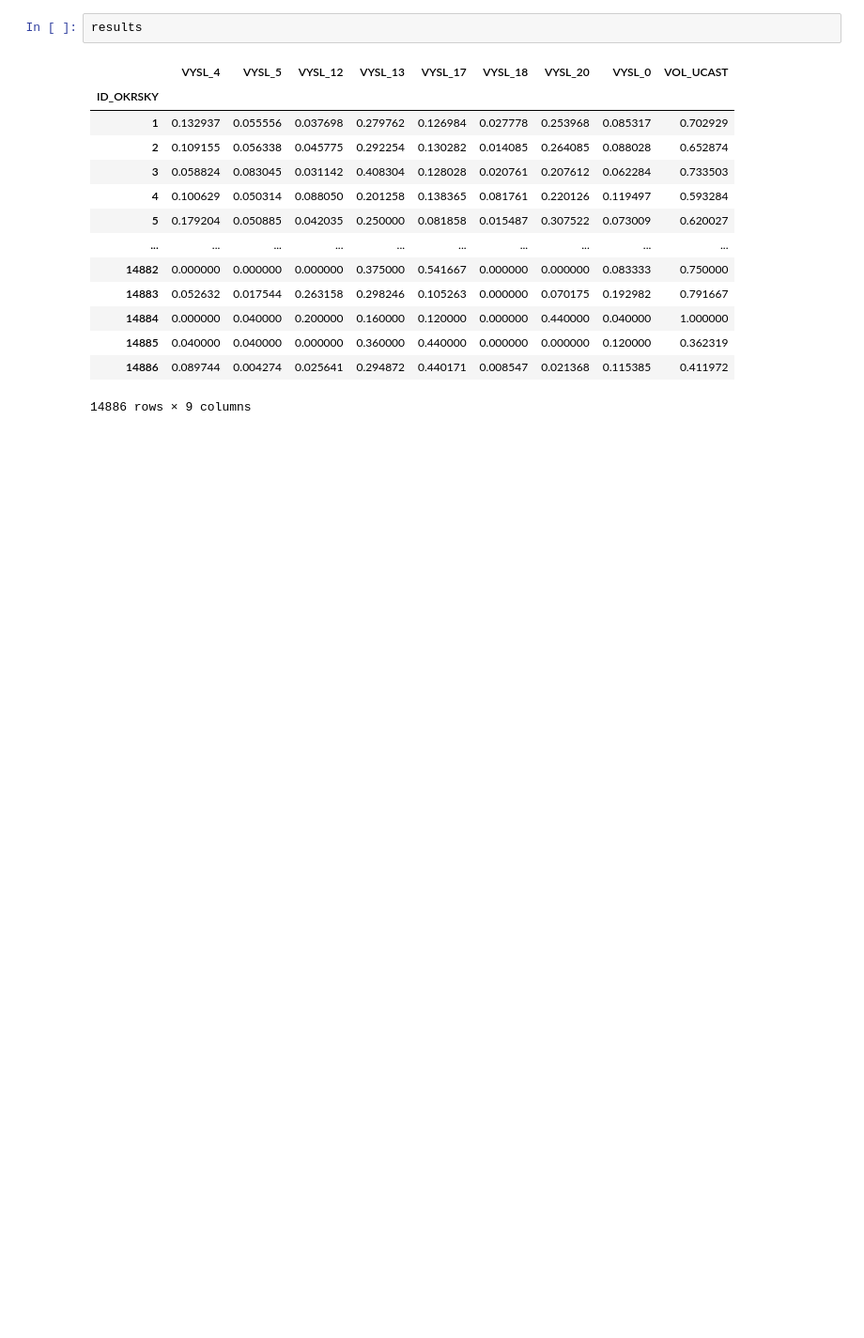
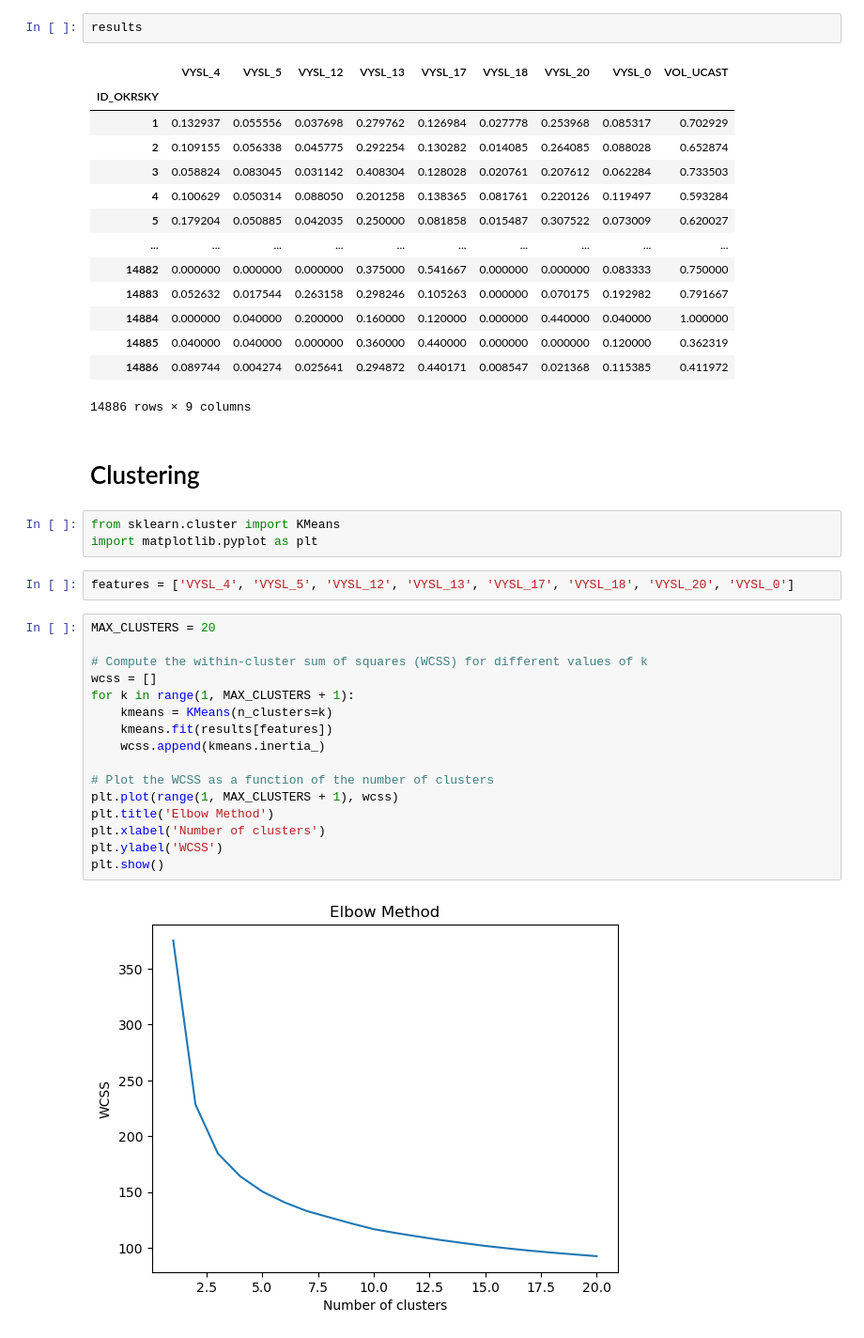
Before and after one commit to MichalPospech/2021ElectionDataMining, a Jupyter notebook: Mining.ipynb, the cells around one changed output. Shown at 94% size. Cells and saved outputs as stored; diff of their text form; blank space fills up the shorter version.

Commit message:
add clustering

```diff
--- a/Mining.ipynb
+++ b/Mining.ipynb
@@ -113,3 +112,28 @@ results
 | 14885 | 0.040000 | 0.040000 | 0.000000 | 0.360000 | 0.440000 | 0.000000 | 0.000000 | 0.120000 | 0.362319 |
 | 14886 | 0.089744 | 0.004274 | 0.025641 | 0.294872 | 0.440171 | 0.008547 | 0.021368 | 0.115385 | 0.411972 |
 14886 rows × 9 columns
+# %% [markdown]
+# Clustering
+# %%
+from sklearn.cluster import KMeans
+import matplotlib.pyplot as plt
+# %%
+features = ['VYSL_4', 'VYSL_5', 'VYSL_12', 'VYSL_13', 'VYSL_17', 'VYSL_18', 'VYSL_20', 'VYSL_0']
+# %%
+MAX_CLUSTERS = 20
+
+# Compute the within-cluster sum of squares (WCSS) for different values of k
+wcss = []
+for k in range(1, MAX_CLUSTERS + 1):
+    kmeans = KMeans(n_clusters=k)
+    kmeans.fit(results[features])
+    wcss.append(kmeans.inertia_)
+
+# Plot the WCSS as a function of the number of clusters
+plt.plot(range(1, MAX_CLUSTERS + 1), wcss)
+plt.title('Elbow Method')
+plt.xlabel('Number of clusters')
+plt.ylabel('WCSS')
+plt.show()
+# %% [output]
+[figure, added]
```
Also changed, not shown: parts of 3 cells of this notebook.
